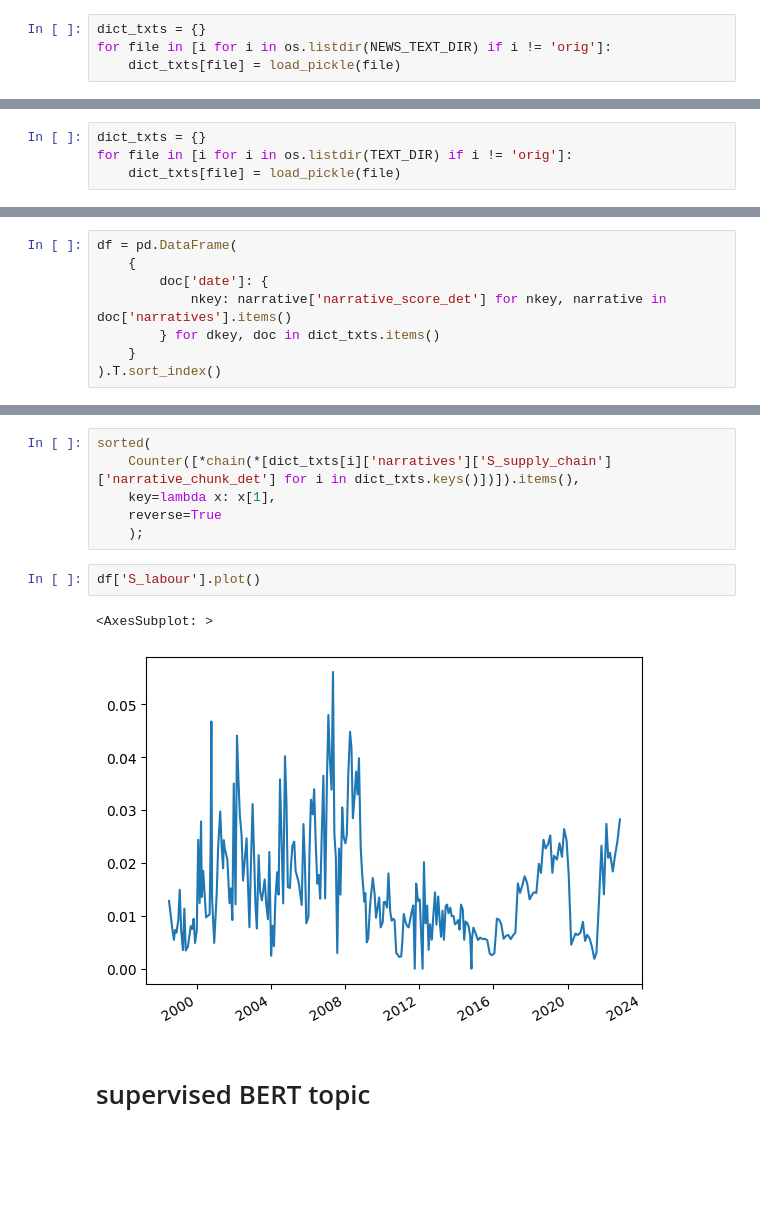
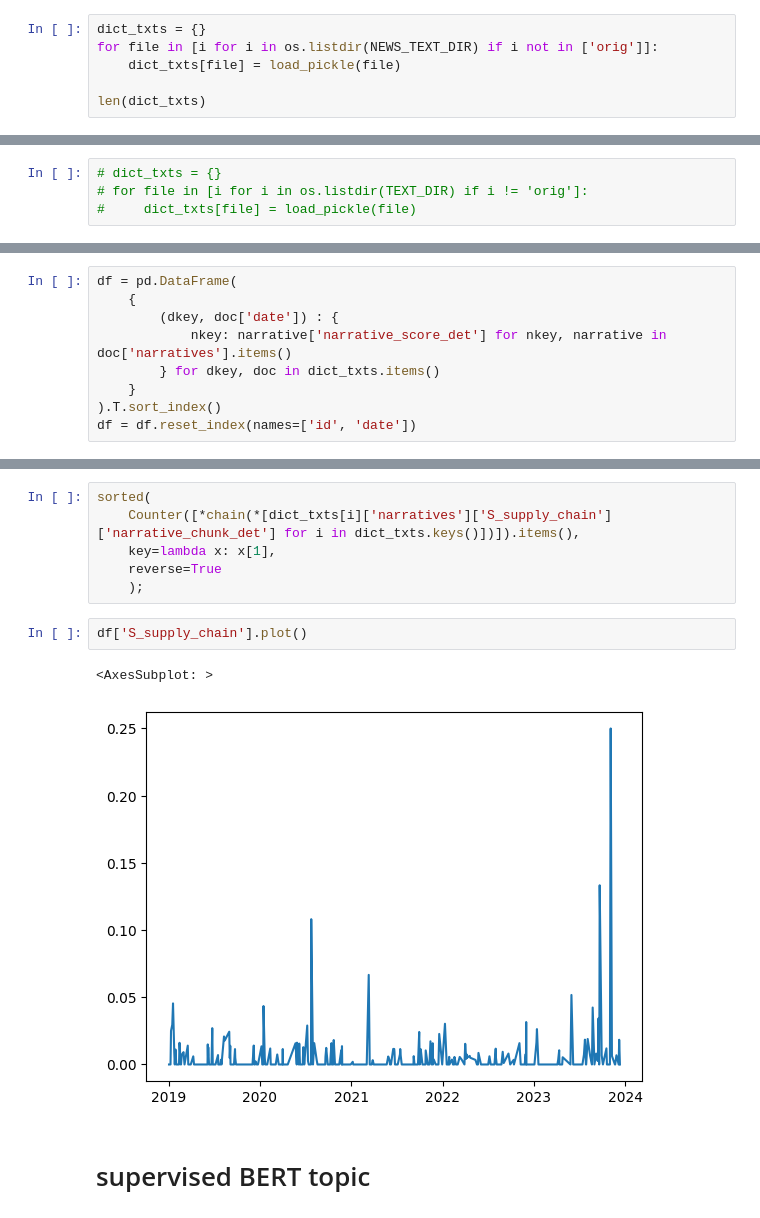
Before and after one commit to lukasgrahl/memoire2, a Jupyter notebook: notebooks/01-prep_news-paper-Copy1.ipynb, the cells around one changed output, grey strips where cells are left out. Cells and saved outputs as stored; diff of their text form; blank space fills up the shorter version.

```diff
--- a/notebooks/01-prep_news-paper-Copy1.ipynb
+++ b/notebooks/01-prep_news-paper-Copy1.ipynb
@@ -35,7 +22,9 @@ pd.DataFrame(data)
 # supervised narrative topics
 # %% [markdown]
 news data
-# %%
-dict_txts = {}
-for file in [i for i in os.listdir(NEWS_TEXT_DIR) if i != 'orig']:
-    dict_txts[file] = load_pickle(file)
+# %%
+dict_txts = {}
+for file in [i for i in os.listdir(NEWS_TEXT_DIR) if i not in ['orig']]:
+    dict_txts[file] = load_pickle(file)
+
+len(dict_txts)
@@ -42,8 +33,8 @@ for file in [i for i in os.listdir(NEWS_TEXT_DIR) if i != 'orig']:
 # %% [markdown]
 ecb speeches
 # %%
-dict_txts = {}
-for file in [i for i in os.listdir(TEXT_DIR) if i != 'orig']:
-    dict_txts[file] = load_pickle(file)
+# dict_txts = {}
+# for file in [i for i in os.listdir(TEXT_DIR) if i != 'orig']:
+#     dict_txts[file] = load_pickle(file)
 # %% [markdown]
 ## analyse
@@ -83,9 +121,10 @@ dict_keys(['narrative_score_sim', 'narrative_score_det', 'narrative_chunk_sim',
 # %%
 df = pd.DataFrame(
     {
-        doc['date']: {
+        (dkey, doc['date']) : {
             nkey: narrative['narrative_score_det'] for nkey, narrative in doc['narratives'].items()
         } for dkey, doc in dict_txts.items()
     }
 ).T.sort_index()
+df = df.reset_index(names=['id', 'date'])
 # %%
@@ -99,10 +143,10 @@ sorted(
     reverse=True
     );
 # %%
-df['S_labour'].plot()
+df['S_supply_chain'].plot()
 # %% [output]
 <AxesSubplot: >
-[figure, old version]
+[figure, new version]
 # %% [markdown]
 # supervised BERT topic
 # %%
```
Also changed, not shown: parts of 23 cells of this notebook, 3 other files.
